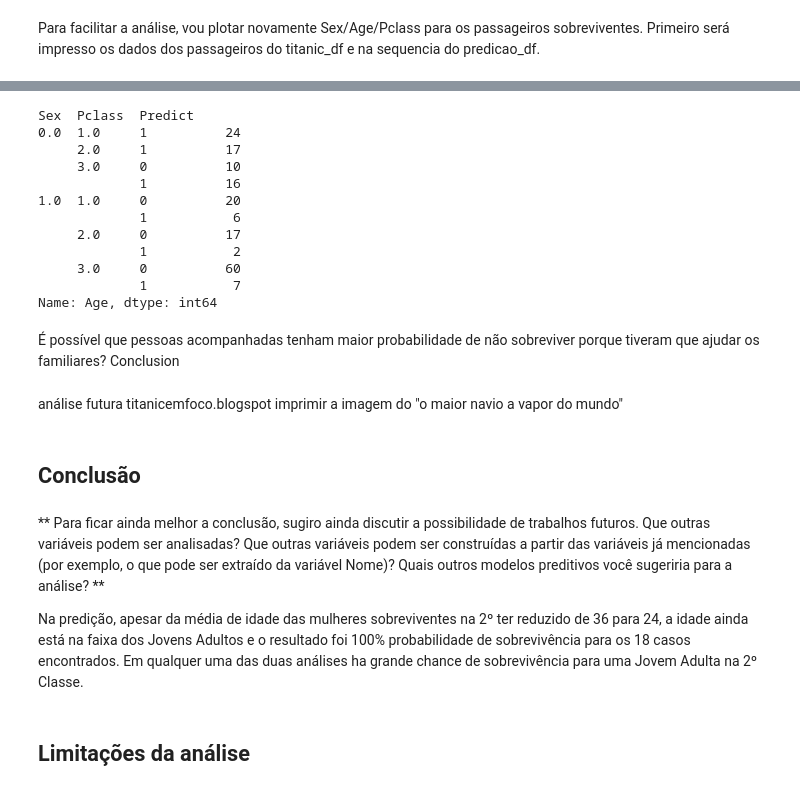
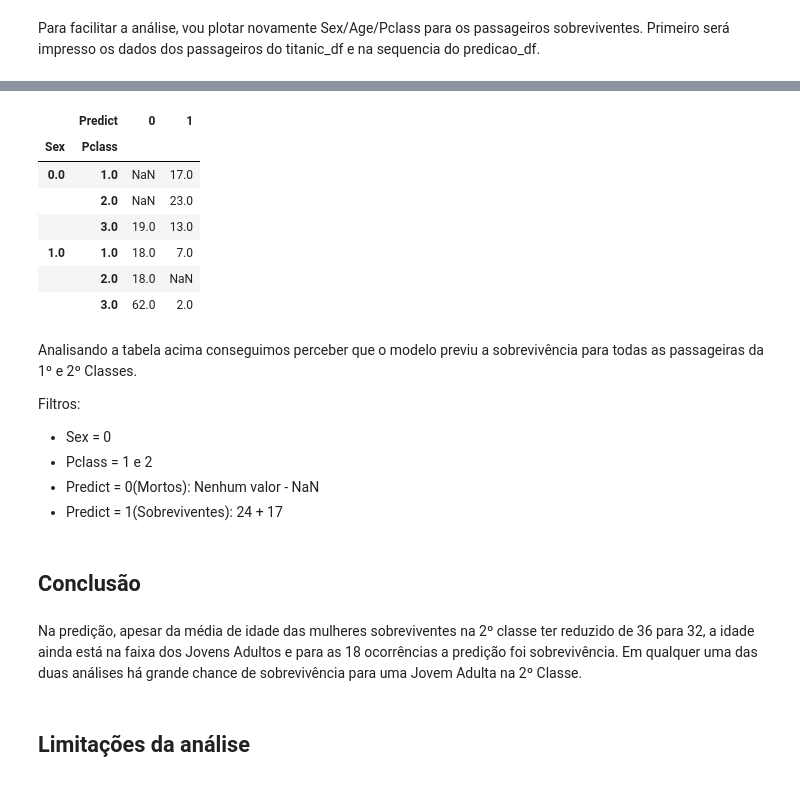
Before and after one commit to liebycardoso/Data_Analysis, a Jupyter notebook: Titanic.ipynb, the cells around one changed output, grey strips where cells are left out. Drawn from its saved outputs; the diff is of its cells as text; code cells hidden in the pictures.

```diff
--- a/Titanic.ipynb
+++ b/Titanic.ipynb
@@ -1046,33 +1043,28 @@ Sex  Pclass  Predict
 Name: Age, dtype: float64
 # %%
 # Total de sobreviventes por Sex/Pclass
-predicao_df.groupby(['Sex','Pclass','Predict']).count()['Age']
+predicao_df.groupby(['Sex','Pclass','Predict']).count()['Age'].unstack()
 # %% [output]
-Sex  Pclass  Predict
-0.0  1.0     1          24
-     2.0     1          17
-     3.0     0          10
-             1          16
-1.0  1.0     0          20
-             1           6
-     2.0     0          17
-             1           2
-     3.0     0          60
-             1           7
-Name: Age, dtype: int64
+|  | Predict | 0 | 1 |
+| Sex | Pclass |  |  |
+| 0.0 | 1.0 | NaN | 17.0 |
+|  | 2.0 | NaN | 23.0 |
+|  | 3.0 | 19.0 | 13.0 |
+| 1.0 | 1.0 | 18.0 | 7.0 |
+|  | 2.0 | 18.0 | NaN |
+|  | 3.0 | 62.0 | 2.0 |
-# %% [markdown]
-É possível que pessoas acompanhadas tenham maior probabilidade de não sobreviver porque tiveram que ajudar os familiares?
-Conclusion
-# %% [markdown]
-análise futura
-titanicemfoco.blogspot imprimir a imagem do "o maior navio a vapor do mundo"
+# %% [markdown]
+Analisando a tabela acima conseguimos perceber que o modelo previu a sobrevivência para todas as passageiras da 1º e 2º Classes.
+
+Filtros:
+- Sex = 0
+- Pclass = 1 e 2
+- Predict = 0(Mortos): Nenhum valor - NaN
+- Predict = 1(Sobreviventes): 24 + 17
 # %% [markdown]
 ## Conclusão
 # %% [markdown]
-
-** Para ficar ainda melhor a conclusão, sugiro ainda discutir a possibilidade de trabalhos futuros. Que outras variáveis podem ser analisadas? Que outras variáveis podem ser construídas a partir das variáveis já mencionadas (por exemplo, o que pode ser extraído da variável Nome)? Quais outros modelos preditivos você sugeriria para a análise? **
-
-Na predição, apesar da média de idade das mulheres sobreviventes na 2º ter reduzido de 36 para 24, a idade ainda está na faixa dos Jovens Adultos e o resultado foi 100% probabilidade de sobrevivência para os 18 casos encontrados. Em qualquer uma das duas análises ha grande chance de sobrevivência para uma Jovem Adulta na 2º Classe.
+Na predição, apesar da média de idade das mulheres sobreviventes na 2º classe ter reduzido de 36 para 32, a idade ainda está na faixa dos Jovens Adultos e para as 18 ocorrências a predição foi sobrevivência. Em qualquer uma das duas análises há grande chance de sobrevivência para uma Jovem Adulta na 2º Classe.
 # %% [markdown]
 ## Limitações da análise
 # %% [markdown]
```
Also changed, not shown: parts of 42 cells of this notebook.
